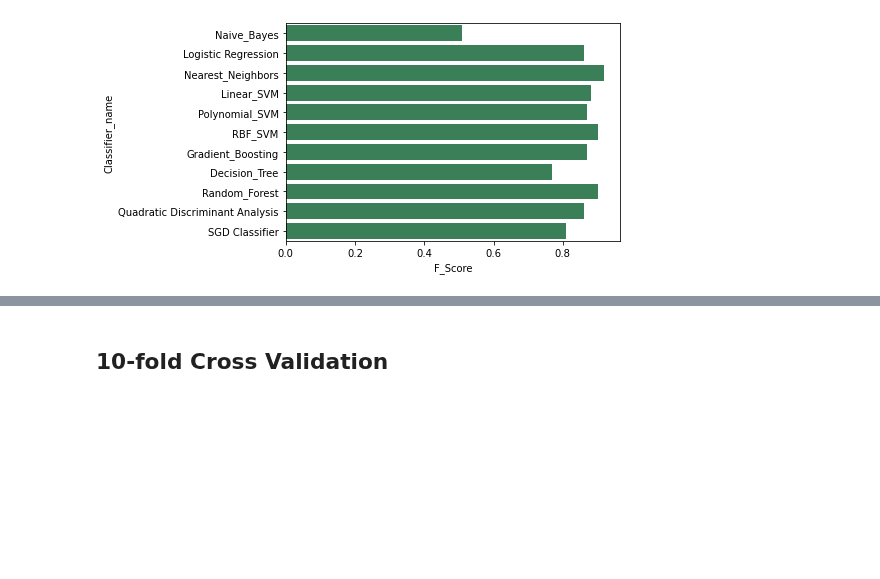
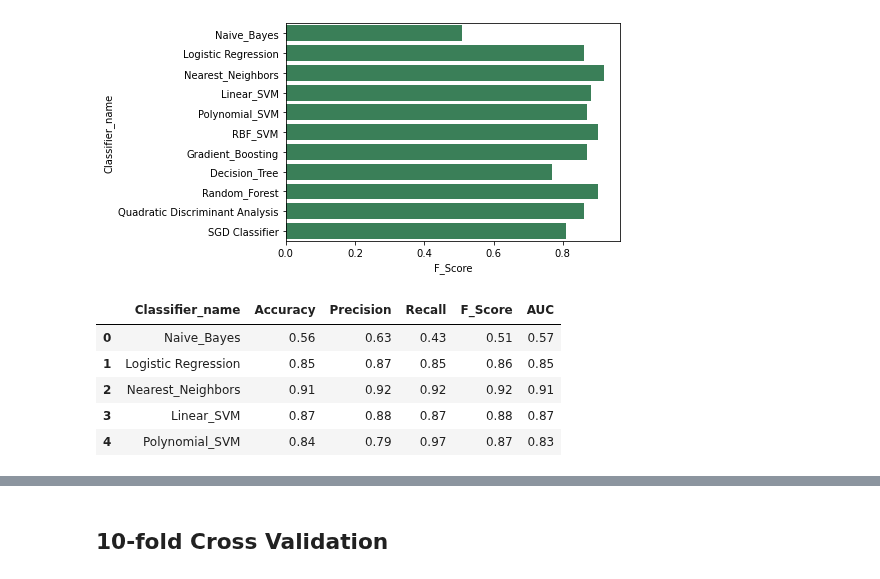
Before and after one commit to FgSurewin/Brain_Tumor_Project, a Jupyter notebook: notebooks/Niloufar_BlancedData_Augmentation.ipynb, the cells around one changed output, grey strips where cells are left out. Saved outputs shown, nothing was run; the diff lists cells and outputs as text; code cells hidden in the pictures; blank space fills up the shorter version.

Commit message:
created table of evaluation metrics

```diff
--- a/notebooks/Niloufar_BlancedData_Augmentation.ipynb
+++ b/notebooks/Niloufar_BlancedData_Augmentation.ipynb
@@ -272,3 +272,12 @@ df['AUC'] = classificaation_auc
 ax = sns.barplot(y="Classifier_name", x="F_Score", data=df, color='seagreen')
 # %% [output]
 [figure]
+# %%
+df.head()
+# %% [output]
+|  | Classifier_name | Accuracy | Precision | Recall | F_Score | AUC |
+| 0 | Naive_Bayes | 0.56 | 0.63 | 0.43 | 0.51 | 0.57 |
+| 1 | Logistic Regression | 0.85 | 0.87 | 0.85 | 0.86 | 0.85 |
+| 2 | Nearest_Neighbors | 0.91 | 0.92 | 0.92 | 0.92 | 0.91 |
+| 3 | Linear_SVM | 0.87 | 0.88 | 0.87 | 0.88 | 0.87 |
+| 4 | Polynomial_SVM | 0.84 | 0.79 | 0.97 | 0.87 | 0.83 |
```
Also changed, not shown: parts of 1 cell of this notebook.
